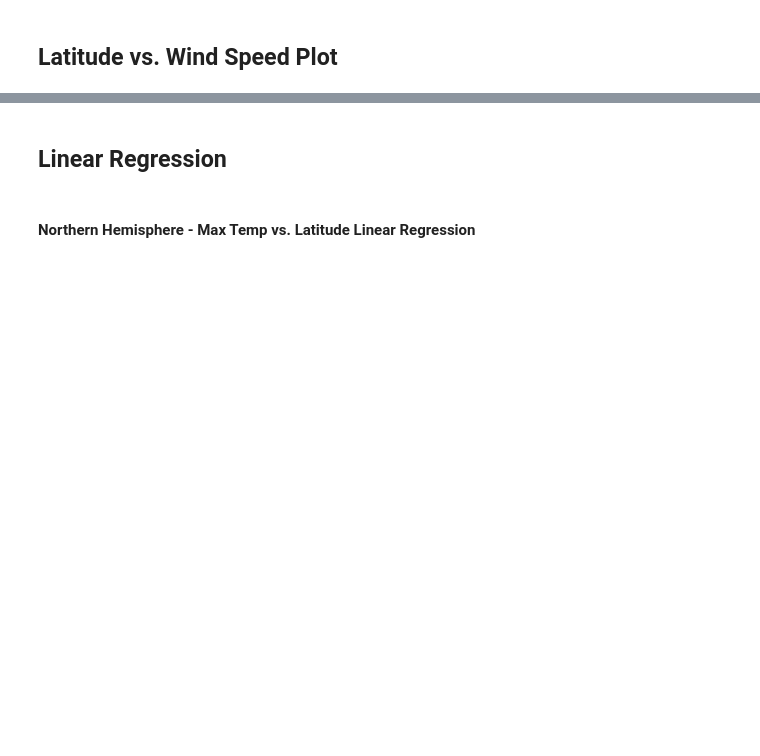
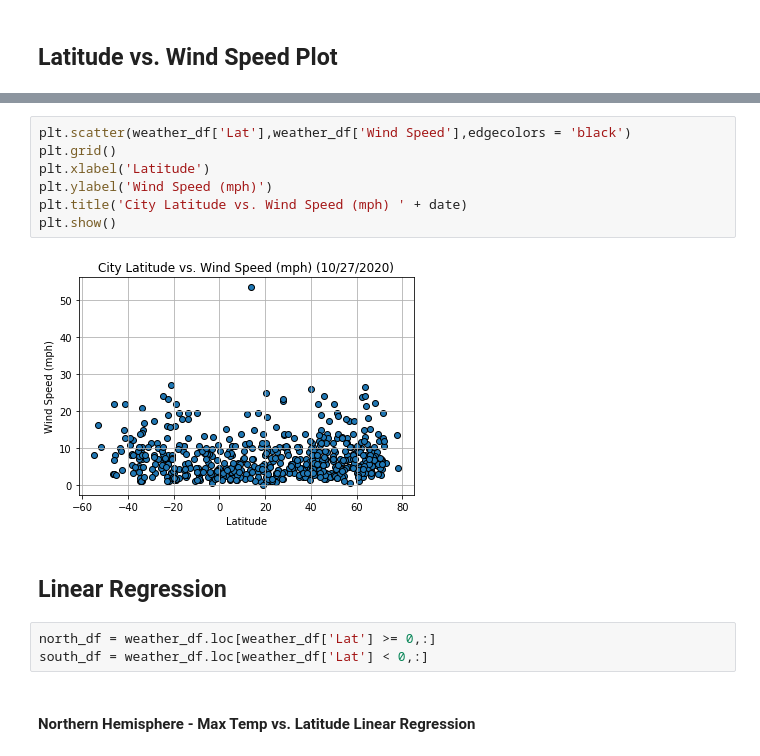
Before and after one commit to mgood13/python-api-challenge, a Jupyter notebook: WeatherPy/WeatherPy.ipynb, the cells around one changed output, grey strips where cells are left out. Saved outputs shown, nothing was run; the diff lists cells and outputs as text; blank space fills up the shorter version.

```diff
--- a/WeatherPy/WeatherPy.ipynb
+++ b/WeatherPy/WeatherPy.ipynb
@@ -209,4 +219,16 @@ Int64Index([], dtype='int64')
+# %%
+plt.scatter(weather_df['Lat'],weather_df['Wind Speed'],edgecolors = 'black')
+plt.grid()
+plt.xlabel('Latitude')
+plt.ylabel('Wind Speed (mph)')
+plt.title('City Latitude vs. Wind Speed (mph) ' + date)
+plt.show()
+# %% [output]
+[figure, added]
 # %% [markdown]
 ## Linear Regression
+# %%
+north_df = weather_df.loc[weather_df['Lat'] >= 0,:]
+south_df = weather_df.loc[weather_df['Lat'] < 0,:]
 # %% [markdown]
 ####  Northern Hemisphere - Max Temp vs. Latitude Linear Regression
```
Also changed, not shown: parts of 27 cells of this notebook, 1 other file.
